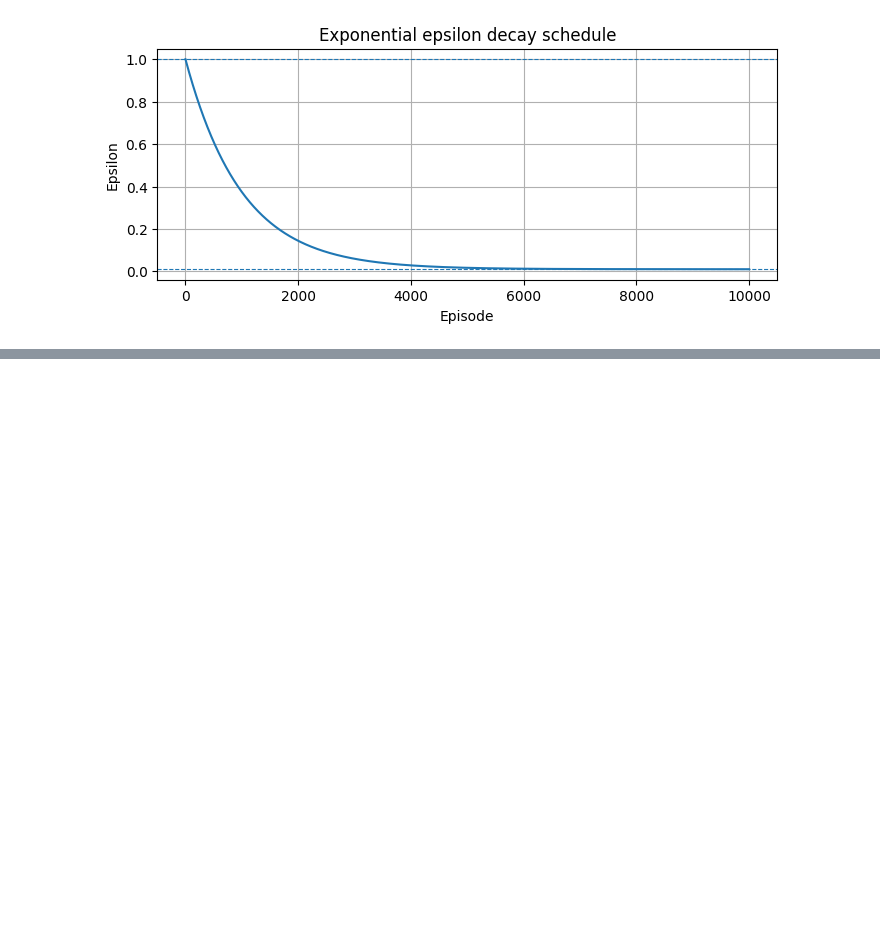
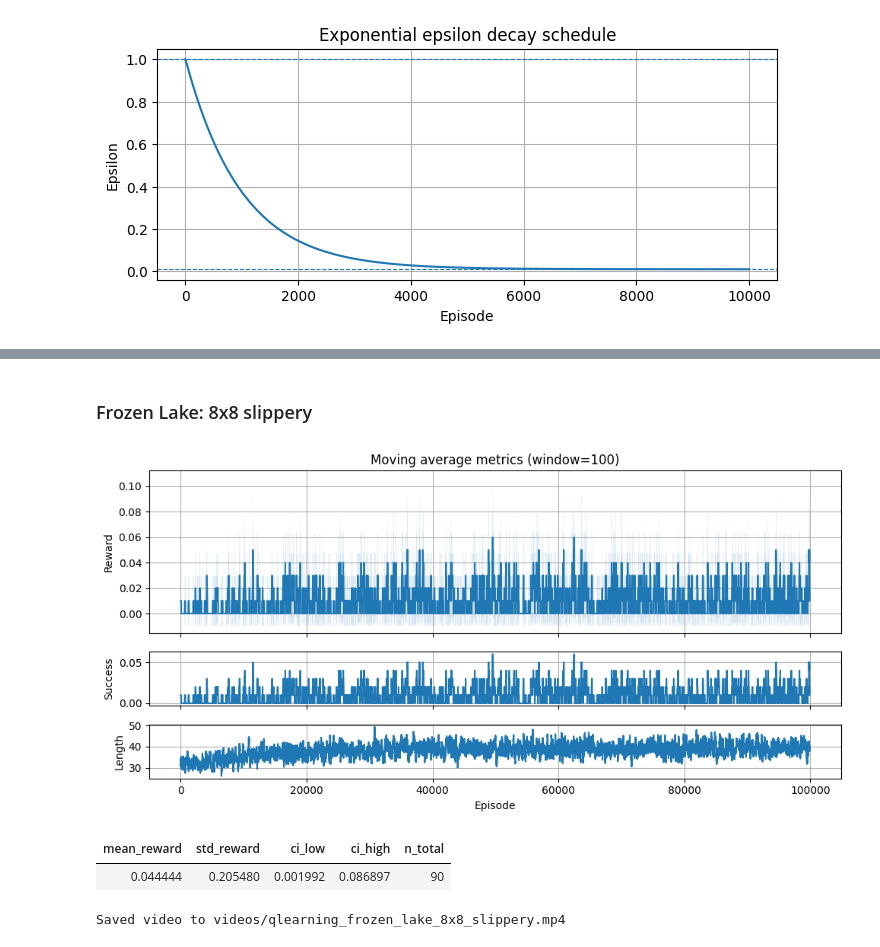
Before and after one commit to anton-dergunov/hugging-face-deep-rl, a Jupyter notebook: notebooks/02_frozen_lake_q_learning.ipynb, the cells around one changed output, grey strips where cells are left out. Drawn from its saved outputs; the diff is of its cells as text; code cells hidden in the pictures; blank space fills up the shorter version.

```diff
--- a/notebooks/02_frozen_lake_q_learning.ipynb
+++ b/notebooks/02_frozen_lake_q_learning.ipynb
@@ -293,0 +360,26 @@ Video(VIDEO_PATH, embed=True)
+# %% [markdown]
+### Frozen Lake: 8x8 slippery
+# %%
+run_experiment(
+    exp_id="frozen_lake_8x8_slippery",
+    env_id="FrozenLake-v1",
+    env_kwargs={
+        "map_name": "8x8",
+        "is_slippery": True,
+    },
+    learning_kwards={
+        "n_episodes": 100_000,
+        "eps_start": 1.0,
+        "eps_end": 0.5,
+        "eps_decay": 0.0001,
+        "max_steps": 200,
+        "lr": 0.7,
+        "gamma": 0.95,
+    },
+    success_fn=lambda reward, terminated, truncated, info: reward > 0,
+)
+# %% [output]
+[figure, added]
+| mean_reward | std_reward | ci_low | ci_high | n_total |
+| 0.044444 | 0.205480 | 0.001992 | 0.086897 | 90 |
+Saved video to videos/qlearning_frozen_lake_8x8_slippery.mp4
```
Also changed, not shown: parts of 28 cells of this notebook.
